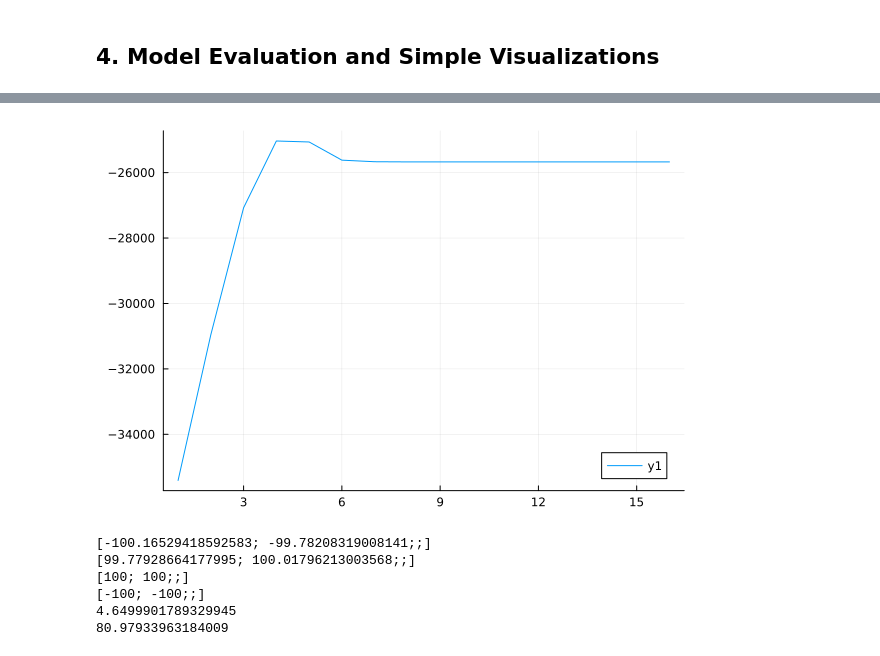
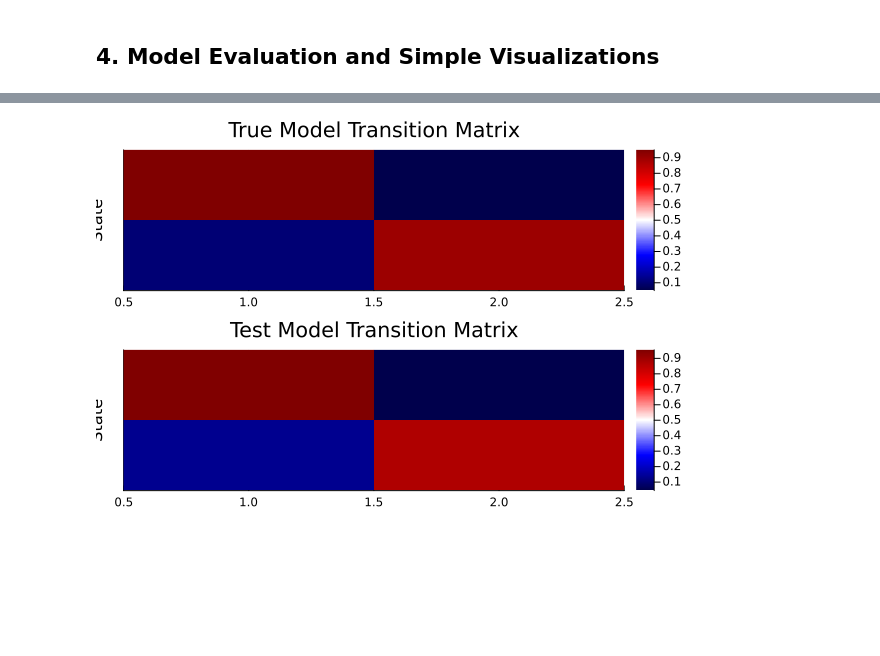
Before and after one commit to depasquale-lab/StateSpaceDynamics.jl, a Jupyter notebook: notebooks/hmm.ipynb, the cells around one changed output, grey strips where cells are left out. Saved outputs shown, nothing was run; the diff lists cells and outputs as text; code cells hidden in the pictures; blank space fills up the shorter version.

```diff
--- a/notebooks/hmm.ipynb
+++ b/notebooks/hmm.ipynb
@@ -306,21 +171,9 @@ Closest candidates are:
-# %%
-plot(ll[3:end])
-# %% [output]
-[figure, removed]
-# %%
-println(est_model.B[1].β)
-println(est_model.B[2].β)
-
-println(model.B[1].β)
-println(model.B[2].β)
-
-
-println(est_model.B[1].Σ[1])
-println(est_model.B[2].Σ[1])
-# %% [output]
-[-100.16529418592583; -99.78208319008141;;]
-[99.77928664177995; 100.01796213003568;;]
-[100; 100;;]
-[-100; -100;;]
-4.6499901789329945
-80.97933963184009
+# %%
+# Create the heatmaps without y-axis ticks
+p1 = heatmap(true_model.A, title = "True Model Transition Matrix", color=:seismic, yticks=false, yflip=true)
+p2 = heatmap(test_model.A, title = "Test Model Transition Matrix", color=:seismic, yticks=false, yflip=true)
+
+# Combine the heatmaps with a single y-axis label
+plot(p1, p2, layout = @layout([a; b]), ylabel="State")
+# %% [output]
+[figure, added]
```
Also changed, not shown: parts of 10 cells of this notebook, 2 other files.
